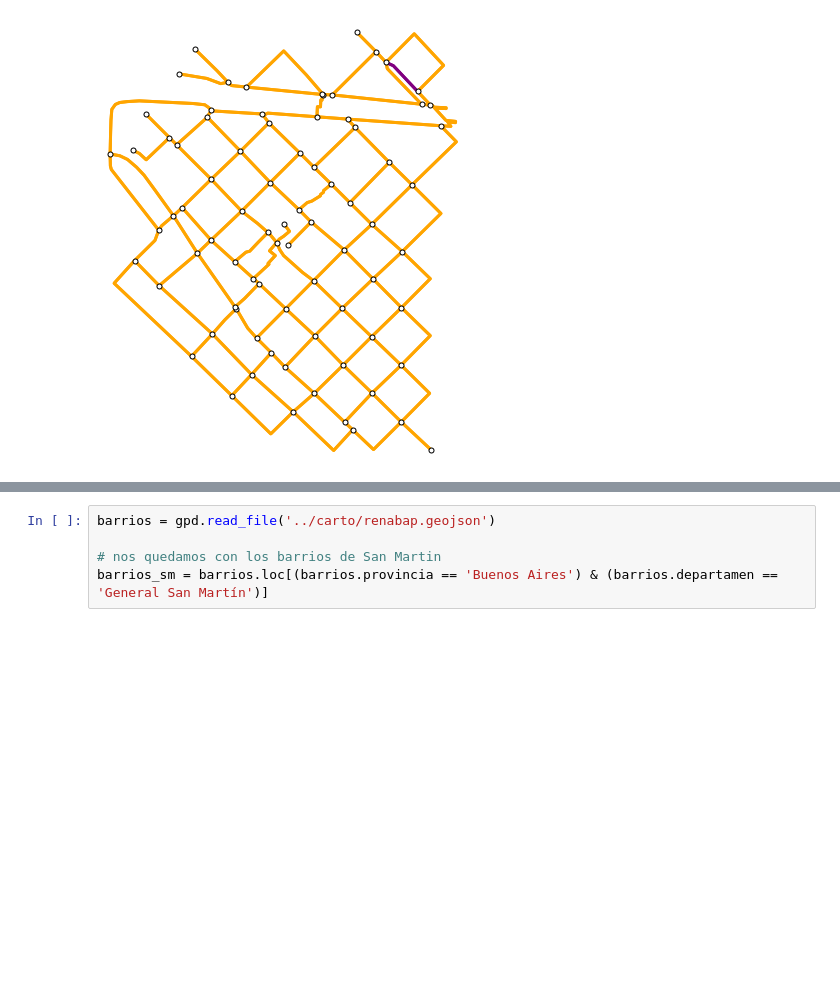
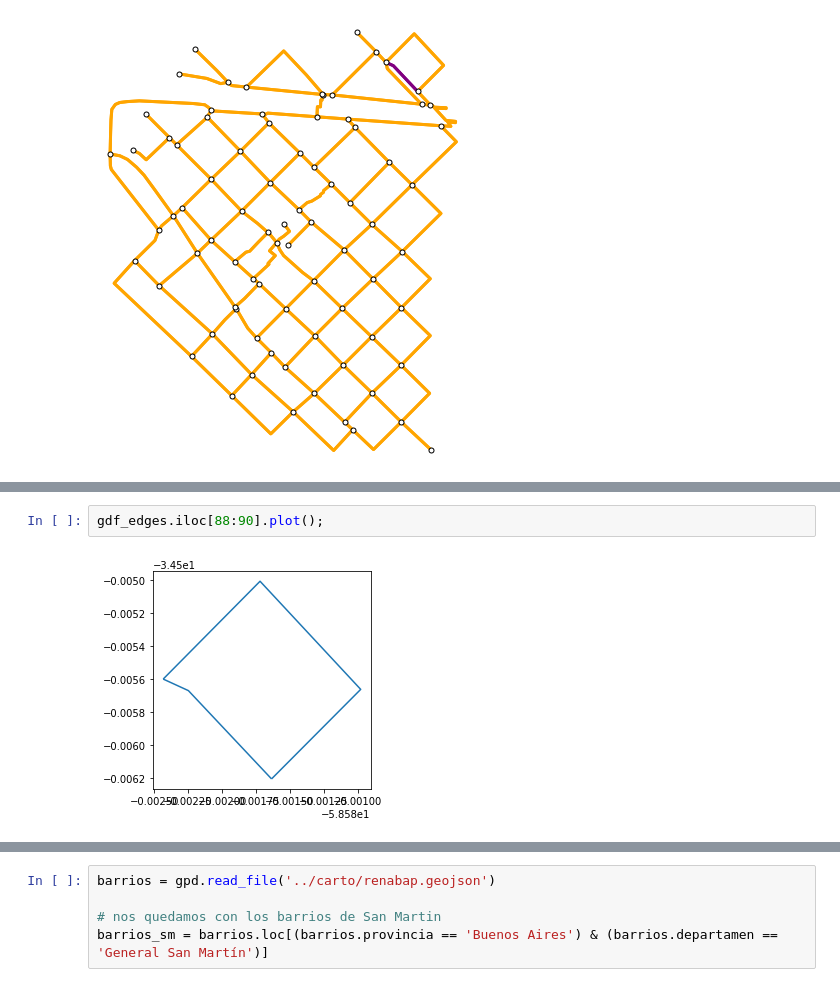
Before and after one commit to PyMap/AUPY, a Jupyter notebook: Clase 4/04_04_OSMNx.ipynb, the cells around one changed output, grey strips where cells are left out. Cells and saved outputs as stored; diff of their text form; blank space fills up the shorter version.

```diff
--- a/Clase 4/04_04_OSMNx.ipynb
+++ b/Clase 4/04_04_OSMNx.ipynb
@@ -235,0 +227,4 @@ gdf_edges.iloc[88:90].iloc[1:2].plot();
+# %%
+gdf_edges.iloc[88:90].plot();
+# %% [output]
+[figure, added]
```
Also changed, not shown: parts of 55 cells of this notebook.
